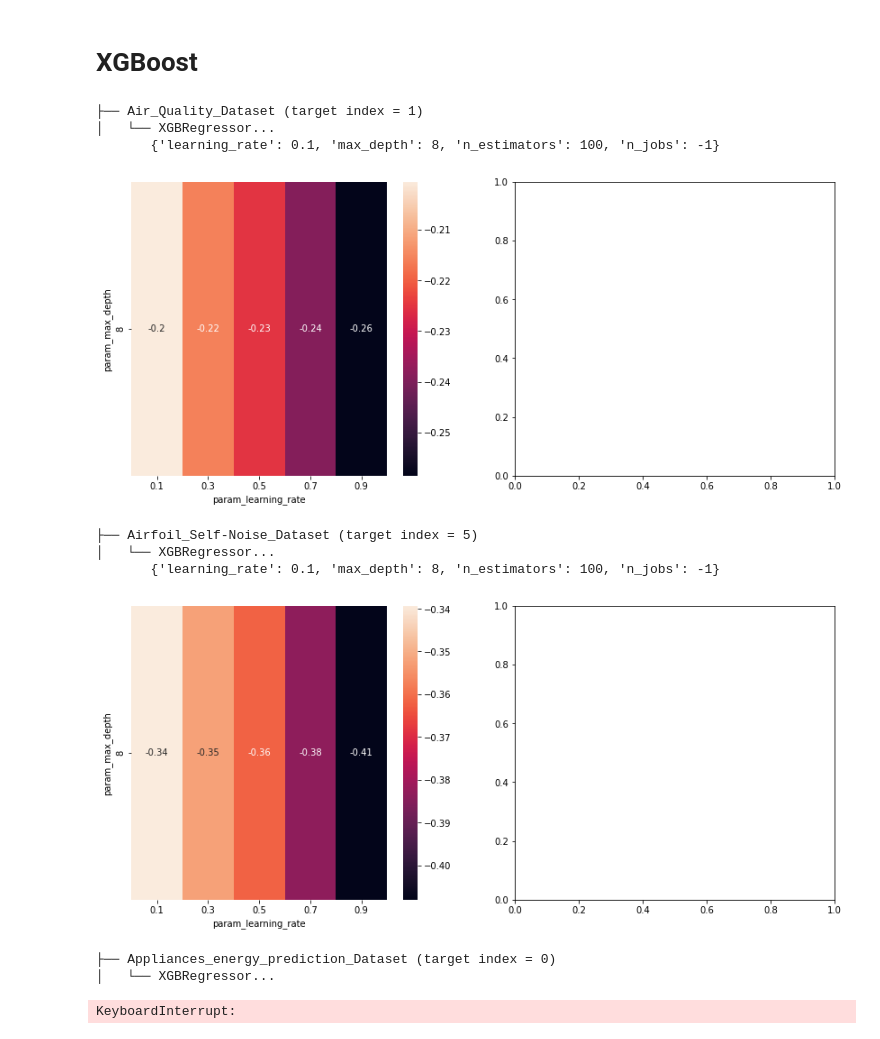
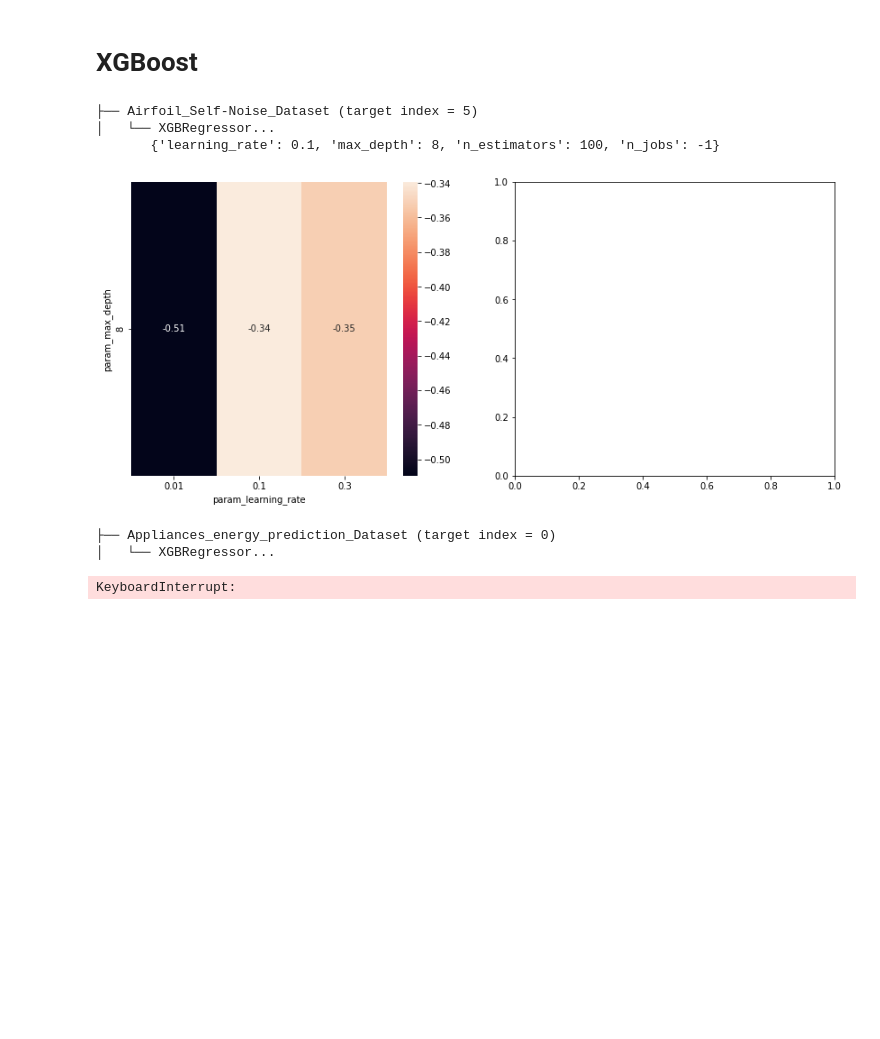
Before and after one commit to ColinTr/ClassificationForRegression, a Jupyter notebook: notebooks/Hyperparameters study.ipynb, the cells around one changed output. Saved outputs shown, nothing was run; the diff lists cells and outputs as text; code cells hidden in the pictures; blank space fills up the shorter version.

```diff
--- a/notebooks/Hyperparameters study.ipynb
+++ b/notebooks/Hyperparameters study.ipynb
@@ -57,9 +58,12 @@ random_forest_class_grid = {'n_jobs': [-1],
 xgboost_regr_grid = {'n_jobs': [-1],
                      'n_estimators': [100],
                      'max_depth': [8],
-                     'learning_rate': [0.1, 0.3, 0.5, 0.7, 0.9]}
+                     'learning_rate': [0.01, 0.1, 0.3]}
 
 xgboost_class_grid = {}
+
+decision_tree_regr_grid = {'max_depth': [4, 8, 16, 32, 64],
+                           'max_features': []}  # Depends on the dataset
 # %%
 # List the dataset's directories
 
@@ -385,42 +389,37 @@ KeyboardInterrupt:
 # %% [markdown]
 # XGBoost
 # %%
-for dataset_path, index_path in zip(datasets_paths[1:7] + datasets_paths[9:17] + datasets_paths[20:29] + datasets_paths[31:],
-                                    indexes_paths[1:7] + indexes_paths[9:17] + indexes_paths[20:29] + indexes_paths[31:]):
+for dataset_path, index_path in zip(datasets_paths, indexes_paths):
     target_var_index = None
     with open(index_path) as f:
         target_var_index = int(f.readline())
 
     print('├── ' + dataset_path.split('/')[3] + ' (target index = ' + str(target_var_index) + ')')
     full_data = pd.read_csv(dataset_path)
     X = full_data.drop(full_data.columns[target_var_index], axis=1)
     Y = full_data[full_data.columns[target_var_index]]
 
     X = normalize(X)
     Y = box_cox(Y)
     Y = Y.ravel()
 
     print('│   └── XGBRegressor...')
     grid = GridSearchCV(estimator = XGBRegressor(),
                         param_grid = xgboost_regr_grid,
                         scoring = 'neg_mean_squared_error',
                         n_jobs=-1)
     grid.fit(X, Y)
 
     print('       ' + str(grid.best_params_))
     generate_heatmap(grid.cv_results_, 'param_max_depth', 'param_learning_rate')
 
     del grid, X, Y, full_data
     gc.collect()
 # %% [output]
-├── Air_Quality_Dataset (target index = 1)
+├── Airfoil_Self-Noise_Dataset (target index = 5)
 │   └── XGBRegressor...
        {'learning_rate': 0.1, 'max_depth': 8, 'n_estimators': 100, 'n_jobs': -1}
-[figure, old version]
+[figure, new version]
-├── Airfoil_Self-Noise_Dataset (target index = 5)
+├── Appliances_energy_prediction_Dataset (target index = 0)
 │   └── XGBRegressor...
-       {'learning_rate': 0.1, 'max_depth': 8, 'n_estimators': 100, 'n_jobs': -1}
-[figure, removed]
-├── Appliances_energy_prediction_Dataset (target index = 0)
-│   └── XGBRegressor...
+KeyboardInterrupt:
-KeyboardInterrupt:
```
Also changed, not shown: parts of 6 cells of this notebook, 2 other files.
